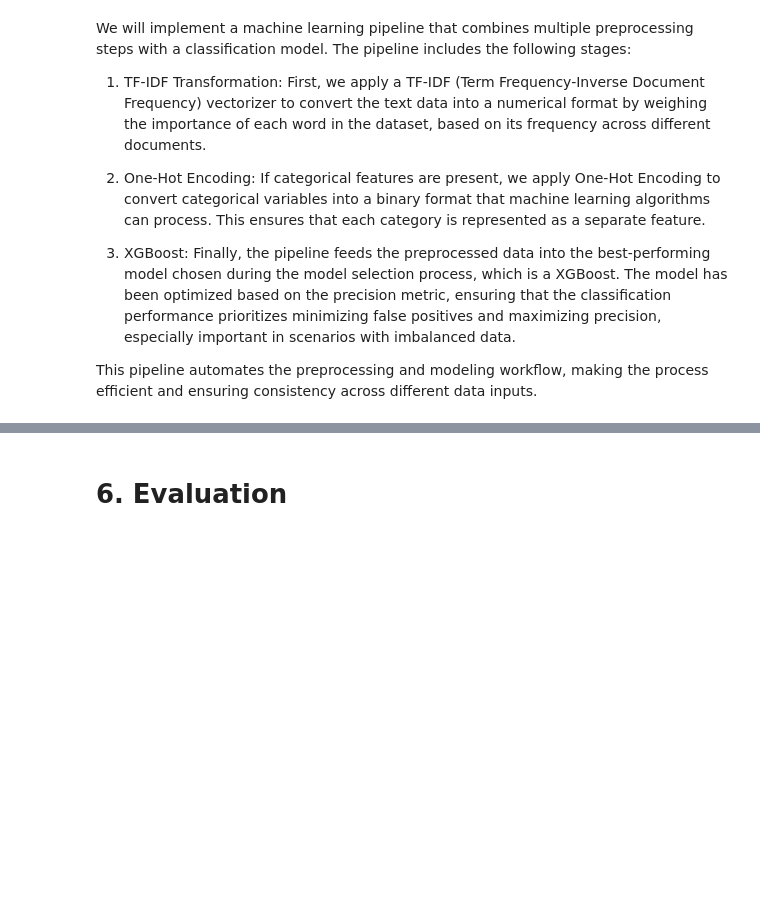
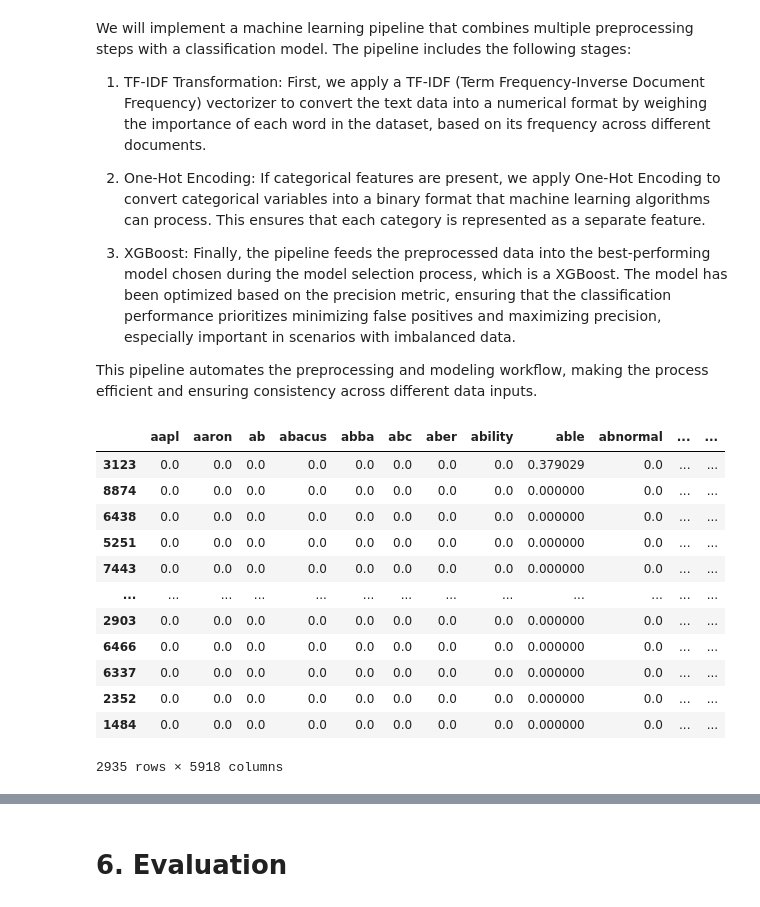
Before and after one commit to mbarriola96/Brands-product_emotions_analysis, a Jupyter notebook: 00_primary_notebook.ipynb, the cells around one changed output, grey strips where cells are left out. Cells and saved outputs as stored; diff of their text form; code cells hidden in the pictures; blank space fills up the shorter version.

```diff
--- a/00_primary_notebook.ipynb
+++ b/00_primary_notebook.ipynb
@@ -383,3 +383,32 @@ We will implement a machine learning pipeline that combines multiple preprocessi
 3. XGBoost: Finally, the pipeline feeds the preprocessed data into the best-performing model chosen during the model selection process, which is a XGBoost. The model has been optimized based on the precision metric, ensuring that the classification performance prioritizes minimizing false positives and maximizing precision, especially important in scenarios with imbalanced data.
 
 This pipeline automates the preprocessing and modeling workflow, making the process efficient and ensuring consistency across different data inputs.
+# %%
+# Load the tfidf_vectorizer from the pickle file
+with open('pickle_objects/tfidf_vectorizer.pkl', 'rb') as file:
+    tfidf_vectorizer = pickle.load(file)
+
+# Apply the vectorizer to the 'tweet_text' column in X_test
+tfidf_df_test = tfidf_vectorizer.transform(X_test['tweet_text'])
+# %%
+# Step 2: Convert the TF-IDF matrix to a DataFrame for easier interpretation
+# The DataFrame will have words as columns and documents as rows, with each cell containing the TF-IDF score
+tfidf_df_test = pd.DataFrame(tfidf_df_test.toarray(),
+                             columns=tfidf_vectorizer.get_feature_names_out(),
+                             index=X_test.index) # Keep the original index)
+
+tfidf_df_test
+# %% [output]
+|  | aapl | aaron | ab | abacus | abba | abc | aber | ability | able | abnormal | ... | ... |
+| 3123 | 0.0 | 0.0 | 0.0 | 0.0 | 0.0 | 0.0 | 0.0 | 0.0 | 0.379029 | 0.0 | ... | ... |
+| 8874 | 0.0 | 0.0 | 0.0 | 0.0 | 0.0 | 0.0 | 0.0 | 0.0 | 0.000000 | 0.0 | ... | ... |
+| 6438 | 0.0 | 0.0 | 0.0 | 0.0 | 0.0 | 0.0 | 0.0 | 0.0 | 0.000000 | 0.0 | ... | ... |
+| 5251 | 0.0 | 0.0 | 0.0 | 0.0 | 0.0 | 0.0 | 0.0 | 0.0 | 0.000000 | 0.0 | ... | ... |
+| 7443 | 0.0 | 0.0 | 0.0 | 0.0 | 0.0 | 0.0 | 0.0 | 0.0 | 0.000000 | 0.0 | ... | ... |
+| ... | ... | ... | ... | ... | ... | ... | ... | ... | ... | ... | ... | ... |
+| 2903 | 0.0 | 0.0 | 0.0 | 0.0 | 0.0 | 0.0 | 0.0 | 0.0 | 0.000000 | 0.0 | ... | ... |
+| 6466 | 0.0 | 0.0 | 0.0 | 0.0 | 0.0 | 0.0 | 0.0 | 0.0 | 0.000000 | 0.0 | ... | ... |
+| 6337 | 0.0 | 0.0 | 0.0 | 0.0 | 0.0 | 0.0 | 0.0 | 0.0 | 0.000000 | 0.0 | ... | ... |
+| 2352 | 0.0 | 0.0 | 0.0 | 0.0 | 0.0 | 0.0 | 0.0 | 0.0 | 0.000000 | 0.0 | ... | ... |
+| 1484 | 0.0 | 0.0 | 0.0 | 0.0 | 0.0 | 0.0 | 0.0 | 0.0 | 0.000000 | 0.0 | ... | ... |
+2935 rows × 5918 columns
```
Also changed, not shown: parts of 7 cells of this notebook, 4 other files.
